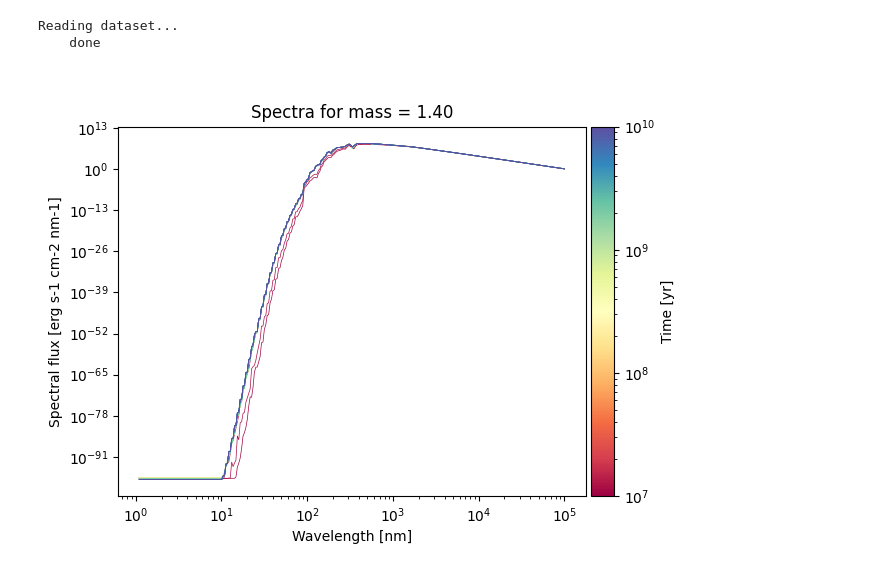
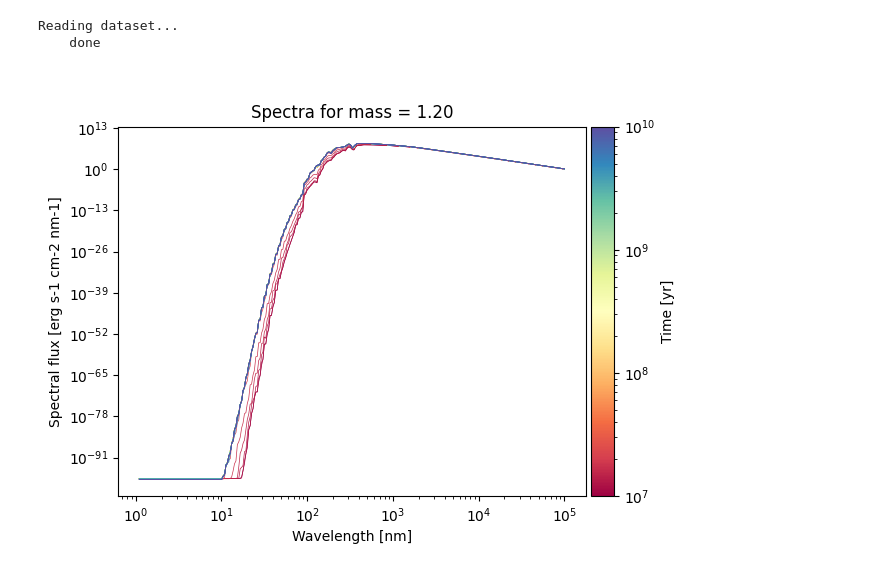
Before and after one commit to nichollsh/MITHRA, a Jupyter notebook: notebooks/tutorial.ipynb, the cells around one changed output. Cells and saved outputs as stored; diff of their text form; code cells hidden in the pictures.

```diff
--- a/notebooks/tutorial.ipynb
+++ b/notebooks/tutorial.ipynb
@@ -190,32 +191,32 @@ sm = mpl.cm.ScalarMappable(cmap=cmap, norm=norm)
 sm.set_array([])
 
 # Mass of star
-mass = 1.4
+mass = 1.2
 
 # Init plot
 fig,ax = plt.subplots(1,1)
 
 # For each time...
 for time in tarr:
 
     # Get Teff and logg
     out = tracks.get_params_bhac(tr, mass, time, ["Teff","logg","mass"])
     mass = out[2]
     c = cmap(norm(time))
 
     # Get spectrum from interpolated grid
     w,f,_,_ = spec.get_spec_from_dataset(ds_medium,out[0],out[1])
 
     # Plot this spectrum
     ax.plot(w,f, color=c, alpha=1.0, lw=0.5, zorder=3)
 
 # Show plot
 divider = make_axes_locatable(ax)
 cax = divider.append_axes("right", size="5%", pad=0.05)
 cbar = fig.colorbar(sm, cax=cax, orientation='vertical', label='Time [yr]')
 ax.set(xscale="log", yscale="log")
 ax.set(xlabel="Wavelength [nm]", ylabel="Spectral flux [erg s-1 cm-2 nm-1]")
 ax.set_title("Spectra for mass = %.2f"%mass)
 plt.show()
 # %% [output]
-[figure, old version]
+[figure, new version]
```
Also changed, not shown: parts of 1 cell of this notebook, 1 other file.
